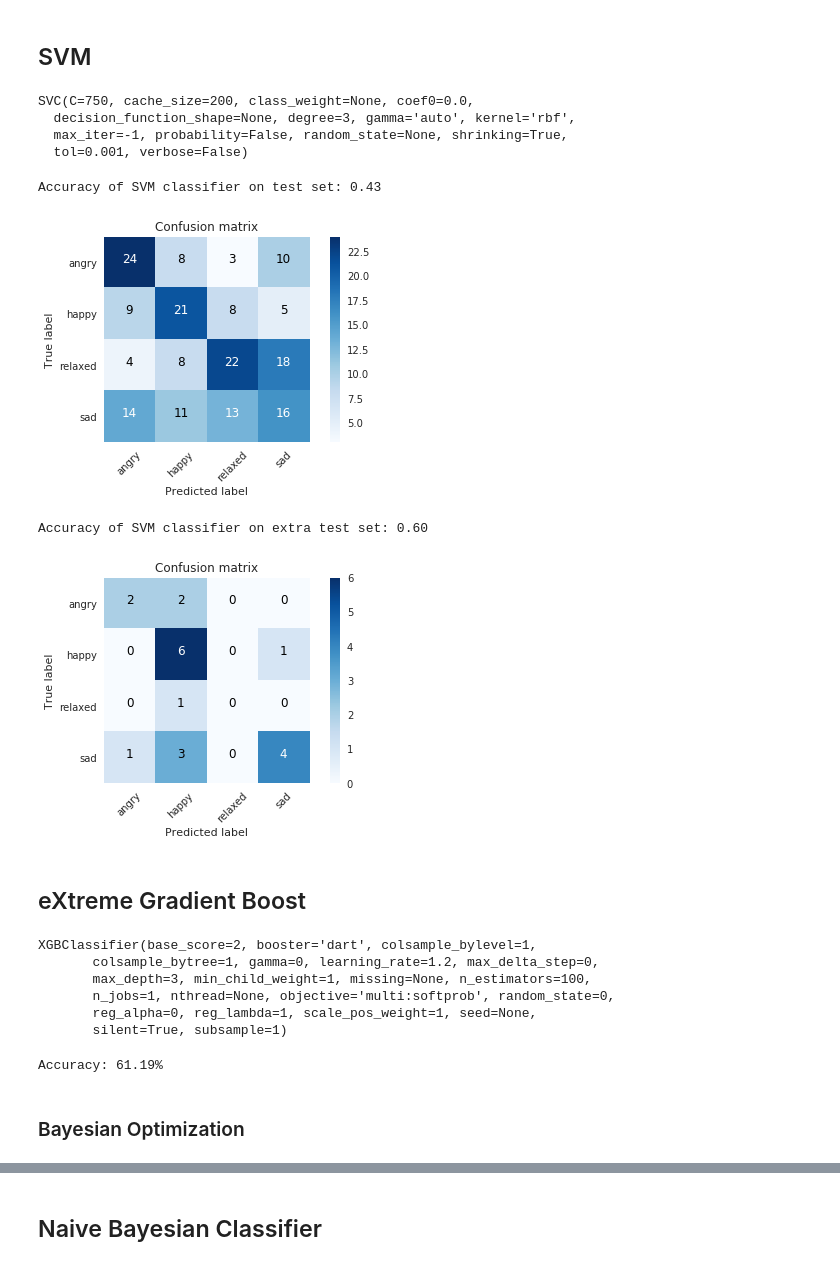
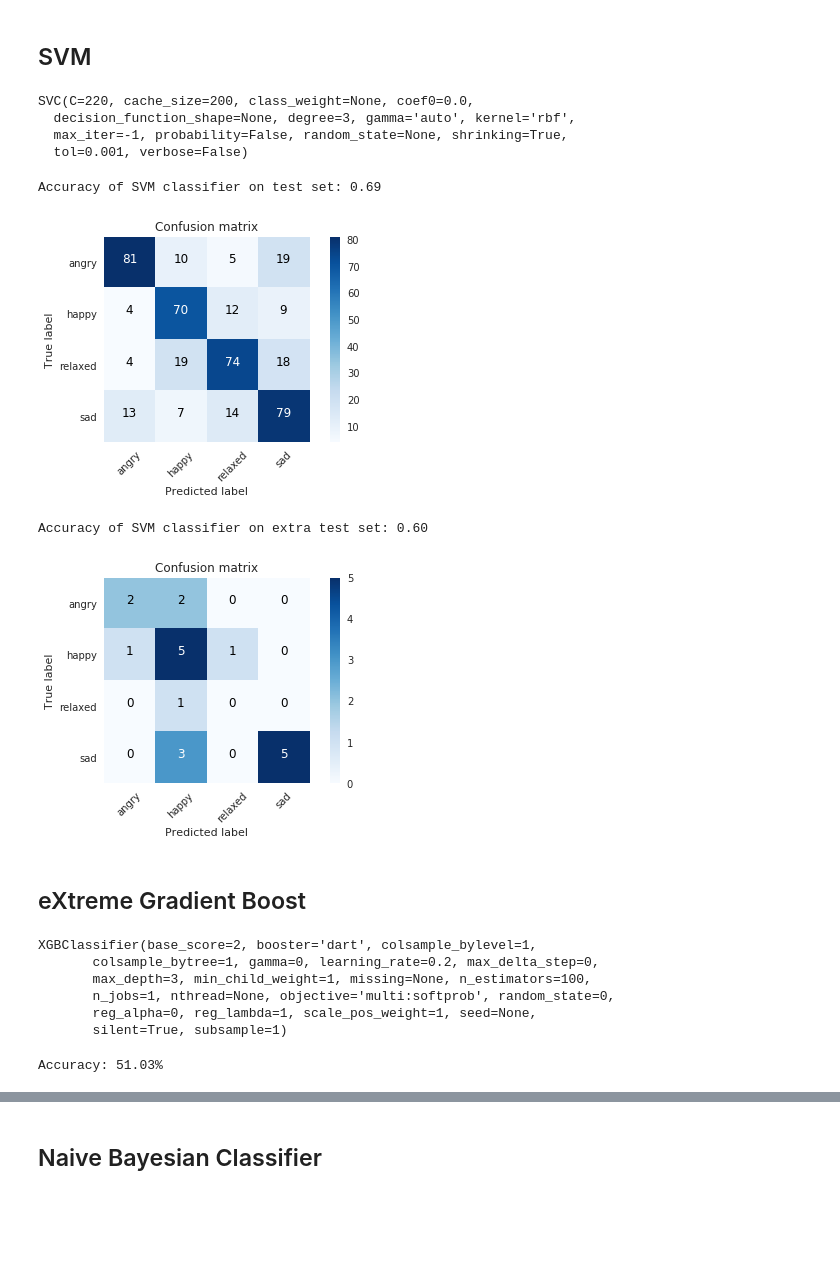
Before and after one commit to sgiammy/emotion-patterns-in-music-playlists, a Jupyter notebook: src/Advanced_Feature_Engineering.ipynb, the cells around one changed output, grey strips where cells are left out. Drawn from its saved outputs; the diff is of its cells as text; code cells hidden in the pictures; blank space fills up the shorter version.

Commit message:
PCA on both MoodyLyrics versions

```diff
--- a/src/Advanced_Feature_Engineering.ipynb
+++ b/src/Advanced_Feature_Engineering.ipynb
@@ -183,11 +221,11 @@ f.delaxes(axarr[-1,-3])
 # %%
 selected_columns = [
    'LYRICS_VECTOR',
-   'WORD_COUNT', 'ECHOISMS', 'SELFISH_DEGREE',
-   'DUPLICATE_LINES', 'IS_TITLE_IN_LYRICS', 'VERB_PRESENT',
-   'VERB_PAST', 'VERB_FUTURE', 'ADJ_FREQUENCIES',
-   'PUNCT_FREQUENCIES',
-   'SENTIMENT', 'SUBJECTIVITY',
+   #'WORD_COUNT', 'ECHOISMS', 'SELFISH_DEGREE',
+   #'DUPLICATE_LINES', 'IS_TITLE_IN_LYRICS', 'VERB_PRESENT',
+   #'VERB_PAST', 'VERB_FUTURE', 'ADJ_FREQUENCIES',
+   #'PUNCT_FREQUENCIES',
+   #'SENTIMENT', 'SUBJECTIVITY',
    'EMOTION'
 ]
 # %%
@@ -236,0 +281,5 @@ y_test_extra = extra_test['EMOTION'].as_matrix().T
+# %%
+pca = PCA(n_components=195)
+X_train_pca = pca.fit_transform(X_train)
+X_test_pca = pca.transform(X_test)
+X_test_extra_pca = pca.transform(X_test_extra)
@@ -258,13 +309,13 @@ from sklearn.preprocessing import StandardScaler, MinMaxScaler, RobustScaler
 
 ## Scale inputs
 
-sc = MinMaxScaler(feature_range=(-1,1))
+sc = MinMaxScaler(feature_range=(0,1))
 
-sc.fit(X_train)
+sc.fit(X_train_pca)
 
-X_train_nn = sc.transform(X_train)
-X_test_nn = sc.transform(X_test)
-X_test_extra_nn = sc.transform(X_test_extra)
+X_train_nn = sc.transform(X_train_pca)
+X_test_nn = sc.transform(X_test_pca)
+X_test_extra_nn = sc.transform(X_test_extra_pca)
 # %%
 import keras
 from keras.models import Sequential
@@ -616,52 +636,50 @@ def parameters_grid_search(classifier, params, x, y, cv=10, verbose=False):
 # %%
 from sklearn.svm import SVC
 # %%
-clf = SVC(C=750, kernel='rbf')
-clf.fit(X_train, y_train)
+clf = SVC(C=220, kernel='rbf')
+clf.fit(X_train_pca, y_train)
 # %% [output]
-SVC(C=750, cache_size=200, class_weight=None, coef0=0.0,
+SVC(C=220, cache_size=200, class_weight=None, coef0=0.0,
   decision_function_shape=None, degree=3, gamma='auto', kernel='rbf',
   max_iter=-1, probability=False, random_state=None, shrinking=True,
   tol=0.001, verbose=False)
 # %%
-y_pred = clf.predict(X_test)
+y_pred = clf.predict(X_test_pca)
 plot_confusion_matrix(confusion_matrix(y_test, y_pred), classes=cm_labels)
-print('Accuracy of SVM classifier on test set: {:.2f}'.format(clf.score(X_test, y_test)))
+print('Accuracy of SVM classifier on test set: {:.2f}'.format(clf.score(X_test_pca, y_test)))
 # %% [output]
-Accuracy of SVM classifier on test set: 0.43
+Accuracy of SVM classifier on test set: 0.69
-[figure, old version]
+[figure, new version]
 # %%
-y_pred_extra = clf.predict(X_test_extra)
+y_pred_extra = clf.predict(X_test_extra_pca)
 plot_confusion_matrix(confusion_matrix(y_test_extra, y_pred_extra), classes=cm_labels)
-print('Accuracy of SVM classifier on extra test set: {:.2f}'.format(clf.score(X_test_extra, y_test_extra)))
+print('Accuracy of SVM classifier on extra test set: {:.2f}'.format(clf.score(X_test_extra_pca, y_test_extra)))
 # %% [output]
 Accuracy of SVM classifier on extra test set: 0.60
-[figure, old version]
+[figure, new version]
 # %% [markdown]
 ## eXtreme Gradient Boost
 # %%
 import xgboost
 # %%
 xgb = xgboost.XGBClassifier(n_estimators=100,
-                            learning_rate=1.2,
+                            learning_rate=0.2,
                             base_score=2,
                             max_depth = 3,
                             colsample_bytree=1,
                             booster='dart',
                             objective='multi:softmax')
-xgb.fit(X_train, y_train)
+xgb.fit(X_train_pca, y_train)
 # %% [output]
 XGBClassifier(base_score=2, booster='dart', colsample_bylevel=1,
-       colsample_bytree=1, gamma=0, learning_rate=1.2, max_delta_step=0,
+       colsample_bytree=1, gamma=0, learning_rate=0.2, max_delta_step=0,
        max_depth=3, min_child_weight=1, missing=None, n_estimators=100,
        n_jobs=1, nthread=None, objective='multi:softprob', random_state=0,
        reg_alpha=0, reg_lambda=1, scale_pos_weight=1, seed=None,
        silent=True, subsample=1)
 # %%
-predictions = xgb.predict(X_test)
+predictions = xgb.predict(X_test_pca)
 accuracy = accuracy_score(y_test, predictions)
 print("Accuracy: %.2f%%" % (accuracy * 100.0))
 # %% [output]
-Accuracy: 61.19%
+Accuracy: 51.03%
-# %% [markdown]
-### Bayesian Optimization
```
Also changed, not shown: parts of 15 cells of this notebook.
